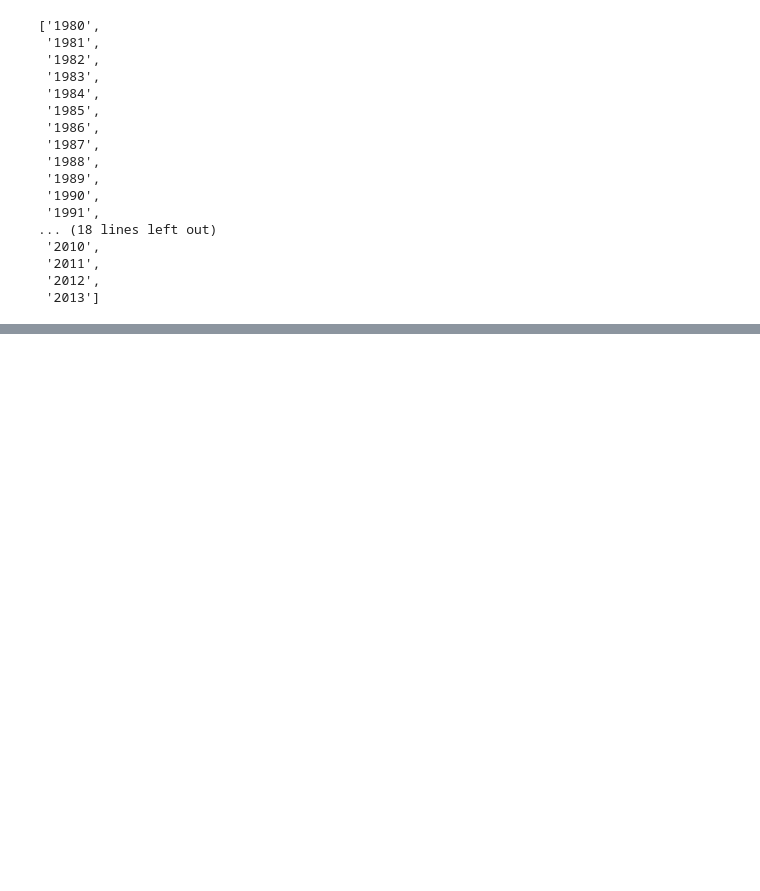
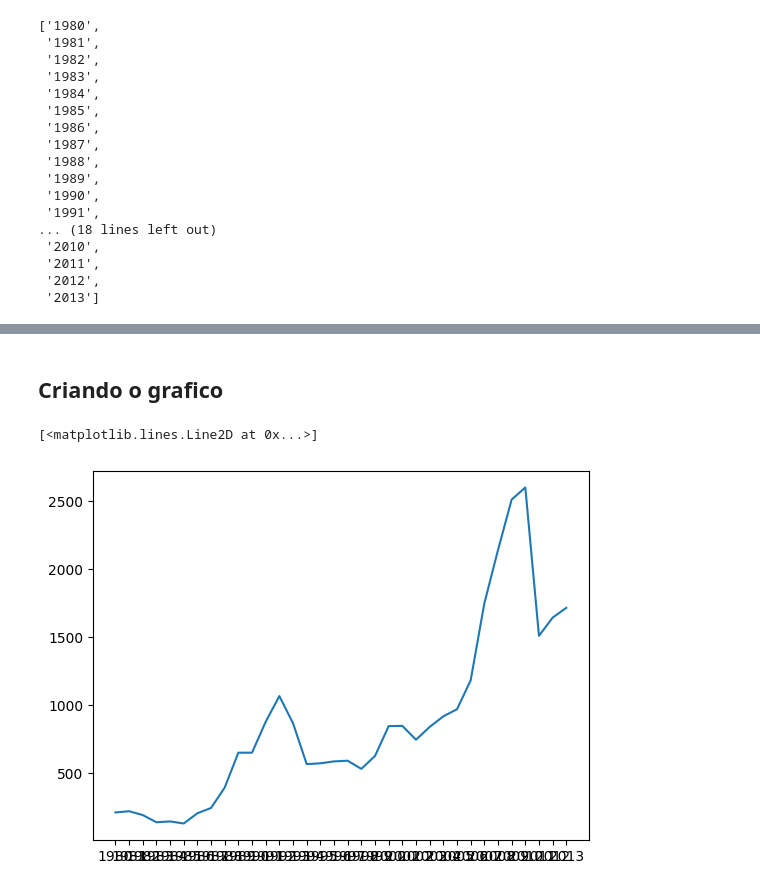
Before and after one commit to th1ago/Data_Science, a Jupyter notebook: Data Visualization/Analise_de_tendencias_de_imigracao_Brasil.ipynb, the cells around one changed output, grey strips where cells are left out. Drawn from its saved outputs; the diff is of its cells as text; code cells hidden in the pictures; blank space fills up the shorter version.

```diff
--- a/Data Visualization/Analise_de_tendencias_de_imigracao_Brasil.ipynb
+++ b/Data Visualization/Analise_de_tendencias_de_imigracao_Brasil.ipynb
@@ -58,3 +60,8 @@ anos
  '2011',
  '2012',
  '2013']
+# %%
+# Vou trabalhar com o Brasil
+# LOC pega os rotulos expecifiocs dentro do dataFrame
+brasil = df.loc['Brasil', anos]
+brasil
@@ -60,0 +86,6 @@ anos
+# %%
+# criadno um dicionario dando os nomes das colunas
+brasil_dict = {'ano': brasil.index.tolist(), 'imigrantes': brasil.values.tolist()}
+#criando o dataFrame
+dados_brasil = pd.DataFrame(brasil_dict)
+dados_brasil
@@ -60,0 +110,2 @@ anos
+# %% [markdown]
+## Criando o grafico
@@ -60,0 +114,5 @@ anos
+# %%
+plt.plot(dados_brasil['ano'], dados_brasil['imigrantes'])
+# %% [output]
+[<matplotlib.lines.Line2D at 0x...>]
+[figure, added]
```
Also changed, not shown: parts of 12 cells of this notebook.
